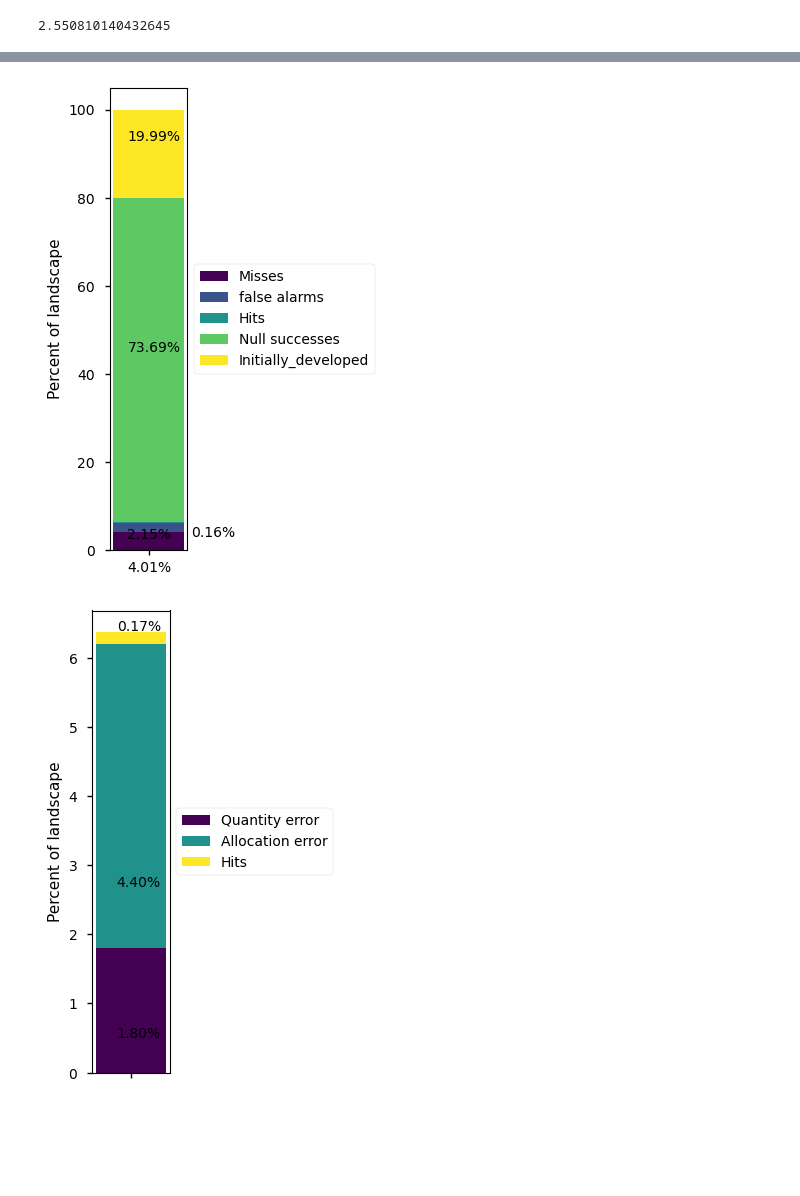
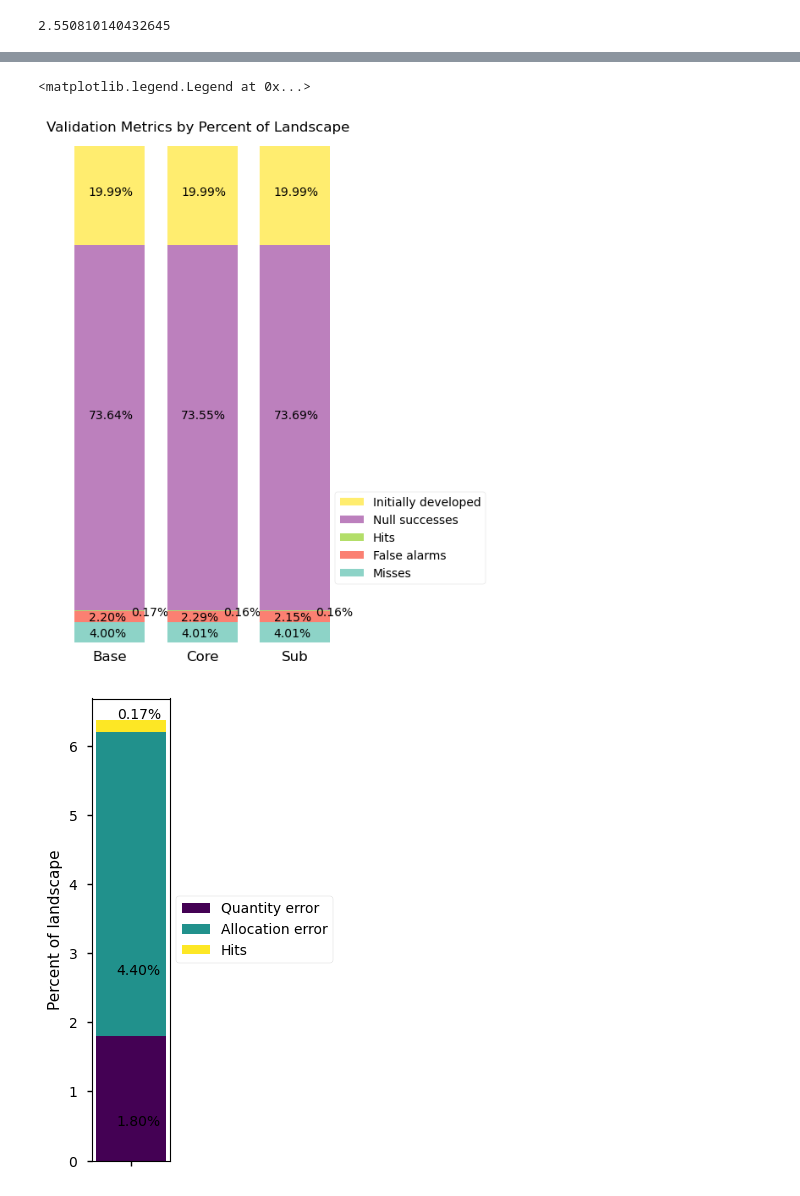
Before and after one commit to malawrim/FUTURES_zoning_prelim, a Jupyter notebook: futures_postprocess.ipynb, the cells around one changed output, grey strips where cells are left out. Drawn from its saved outputs; the diff is of its cells as text; code cells hidden in the pictures; blank space fills up the shorter version.

```diff
--- a/futures_postprocess.ipynb
+++ b/futures_postprocess.ipynb
@@ -39,4 +33,0 @@ plot_hit_miss(results_table(metrics_core))
-# %%
-plot_hit_miss(results_table(metrics_sub))
-# %% [output]
-[figure, removed]
@@ -42,0 +75,28 @@ plot_hit_miss(results_table(metrics_sub))
+# %%
+fig, (ax1, ax2, ax3) = plt.subplots(1, 3)
+# plt.style.use("seaborn-v0_8-pastel")
+cmap = plt.cm.get_cmap("Set3", 5)
+fig.suptitle('Validation Metrics by Percent of Landscape', y=0.88)
+fig.set_size_inches(4, 8)
+tab = metrics_sub_tab
+ax1 = plot_ax(ax1, metrics_base_tab, cmap)
+ax1.set_title('Base', loc='center', y = -0.05)
+ax1.axis("off")
+ax2 = plot_ax(ax2, metrics_core_tab, cmap)
+ax2.set_title('Core', loc='center', y = -0.05)
+ax2.axis("off")
+ax3 = plot_ax(ax3, metrics_sub_tab, cmap)
+ax3.set_title('Sub', loc='center', y = -0.05)
+ax3.axis("off")
+# ax3.tick_params(axis='y', which='both', bottom=False)
+width = 0.1  # the width of the bars: can also be len(x) sequence
+
+# plt.rcParams['axes.prop_cycle'] = plt.cycler(color=plt.cm.GnBu)
+
+handles, labels = ax1.get_legend_handles_labels()
+labels = ["Initially developed", "Null successes", "Hits", "False alarms", "Misses"]
+plt.legend(handles[::-1], labels, loc='center right', bbox_to_anchor=(3.05, 0.2))
+# plt.legend(loc="center left", bbox_to_anchor=(1, 0.5))
+# %% [output]
+<matplotlib.legend.Legend at 0x...>
+[figure, added]
```
Also changed, not shown: parts of 8 cells of this notebook, 4 other files.
